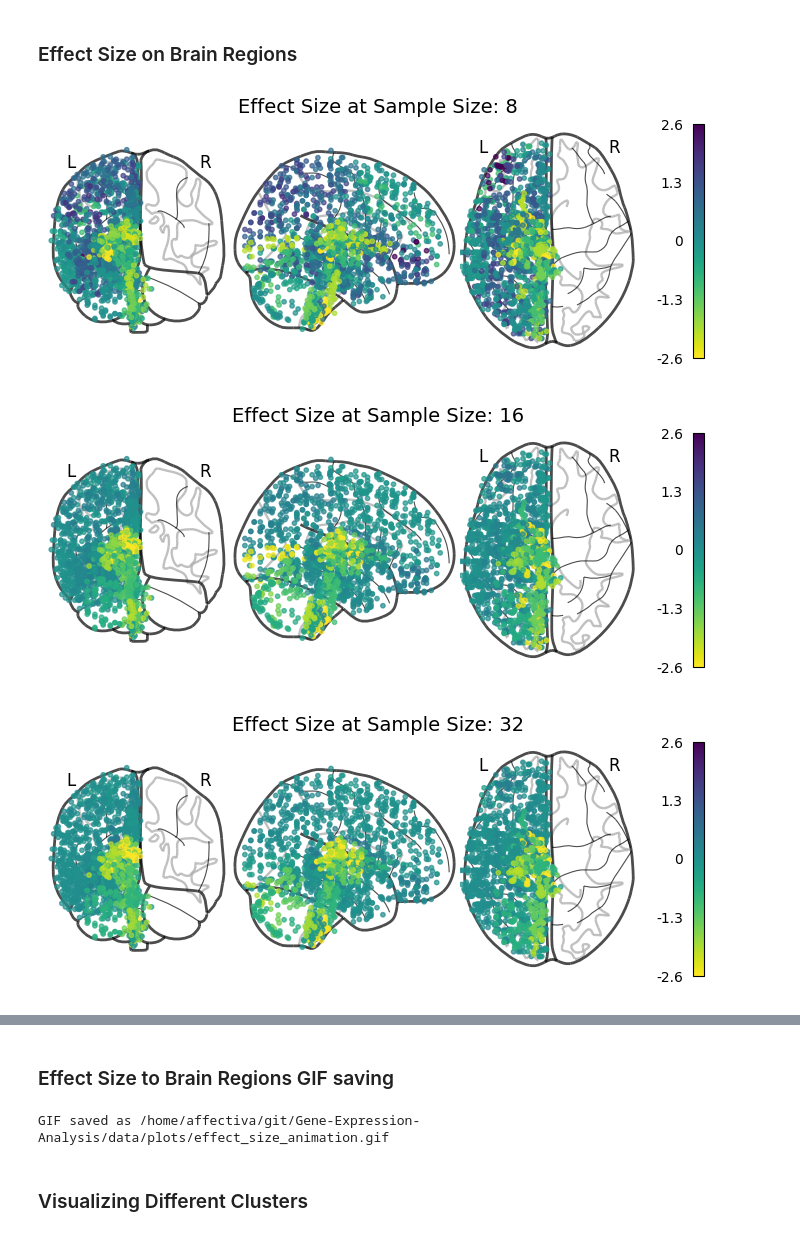
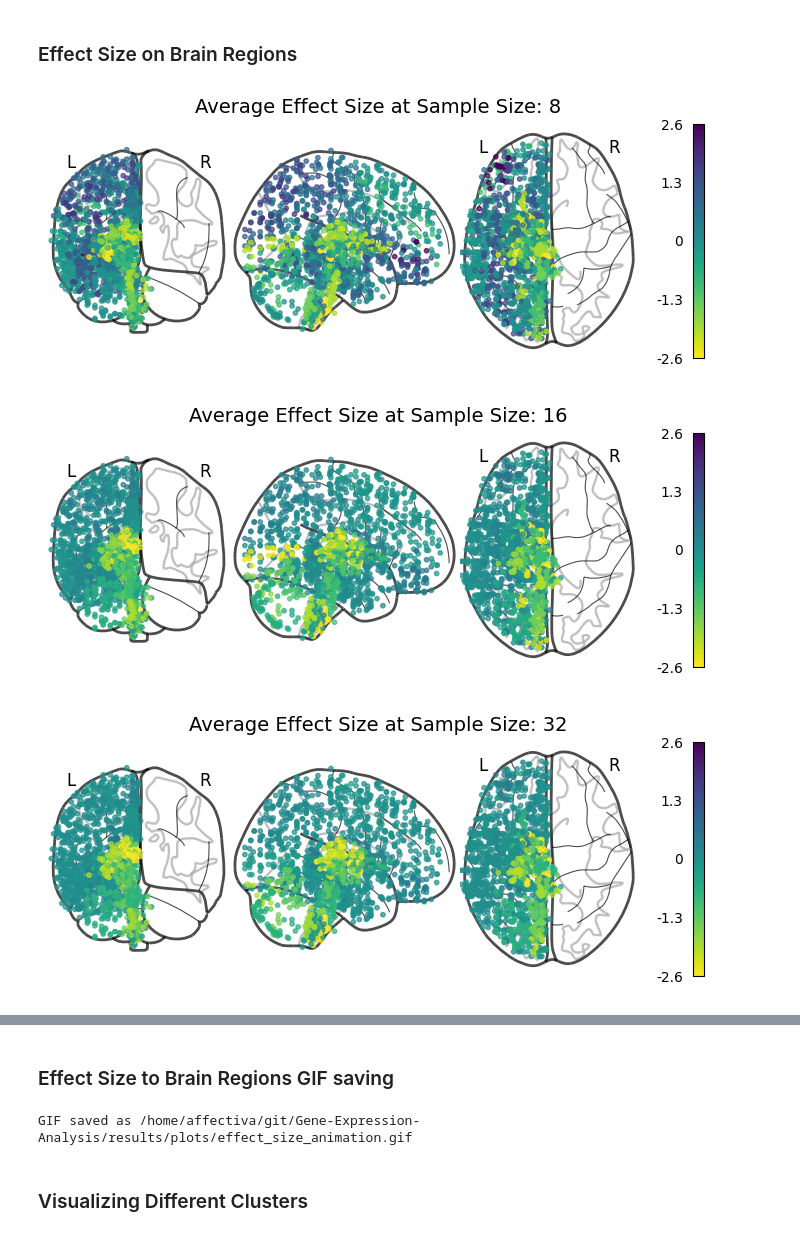
Before and after one commit to KarimIbrahim11/Gene-Expression-Analysis, a Jupyter notebook: notebooks/CS_07_Brain_Region_Effect_Size_VIsualization_Clustered.ipynb, the cells around one changed output, grey strips where cells are left out. Saved outputs shown, nothing was run; the diff lists cells and outputs as text; code cells hidden in the pictures.

```diff
--- a/notebooks/CS_07_Brain_Region_Effect_Size_VIsualization_Clustered.ipynb
+++ b/notebooks/CS_07_Brain_Region_Effect_Size_VIsualization_Clustered.ipynb
@@ -181,33 +181,33 @@ df_stats_br_mni = df_stats_br.merge(all_coordinates_expanded, left_on='brain_reg
 # %%
 # Drop rows with missing MNI coordinates
 df = df_stats_br_mni.copy(deep = True)
 
 df = df.dropna(subset=['mni_x', 'mni_y', 'mni_z'])
 
 # Extract MNI coordinates
 mni_coords = df[['mni_x', 'mni_y', 'mni_z']].values
 
 for i in range_with_powers_of_two:
 
     # Choose an effect size column to use for the colormap (e.g., 'effect_size_128')
     sample_size = "effect_size_" + str(i)
     effect_sizes = df[sample_size].values
 
     # Plot the brain with the points, using effect sizes for the colormap
     plotting.plot_markers(
         node_values=effect_sizes,  # Use effect sizes for the colormap
         node_coords=mni_coords,    # MNI coordinates
         colorbar=True,             # Enable colorbar to show the effect size scale
         # cmap='viridis',            # Choose a colormap (e.g., 'viridis', 'plasma', 'coolwarm')
         node_size=10,# Adjust the size of the markers,
         node_vmin=0-np.max(df['effect_size_8']),
         node_vmax=np.max(df['effect_size_8'])
     )
 
-    plt.suptitle(f'Effect Size at Sample Size: {i}', fontsize=14, y=1.05)
+    plt.suptitle(f'Average Effect Size at Sample Size: {i}', fontsize=14, y=1.05)
     # Show the plot
     plt.show()
 # %% [output]
-[figure, old version]
+[figure, new version]
-[figure, old version]
+[figure, new version]
-[figure, old version]
+[figure, new version]
@@ -251,7 +251,7 @@ for i in range_with_powers_of_two:
         node_vmax=np.max(df['effect_size_8'])
     )
 
-    plt.suptitle(f'Effect Size at Sample Size: {i}', fontsize=14, y=1.05)
+    plt.suptitle(f'Average Effect Size at Sample Size: {i}', fontsize=14, y=1.05)
 
     # Save the plot as an image file
     frame_file = os.path.join(temp_dir, f'frame_{i}.png')
@@ -262,7 +262,7 @@ for i in range_with_powers_of_two:
     frame_files.append(frame_file)
 
 # Create a GIF from the frames
-gif_file = PLOTS_PTH / Path("effect_size_animation.gif")
+gif_file = PLOTS_PTH / Path("PL_07_1_Brain_Effect_Size_Animation.gif")
 with imageio.get_writer(gif_file, mode='I', duration=50) as writer:
     for frame_file in frame_files:
         image = imageio.imread(frame_file)
@@ -275,7 +275,7 @@ os.rmdir(temp_dir)
 
 print(f"GIF saved as {gif_file}")
 # %% [output]
-GIF saved as /home/affectiva/git/Gene-Expression-Analysis/data/plots/effect_size_animation.gif
+GIF saved as /home/affectiva/git/Gene-Expression-Analysis/results/plots/effect_size_animation.gif
 # %% [markdown]
 ### Visualizing Different Clusters
 # %%
```
Also changed, not shown: parts of 3 cells of this notebook, 6 other files.
